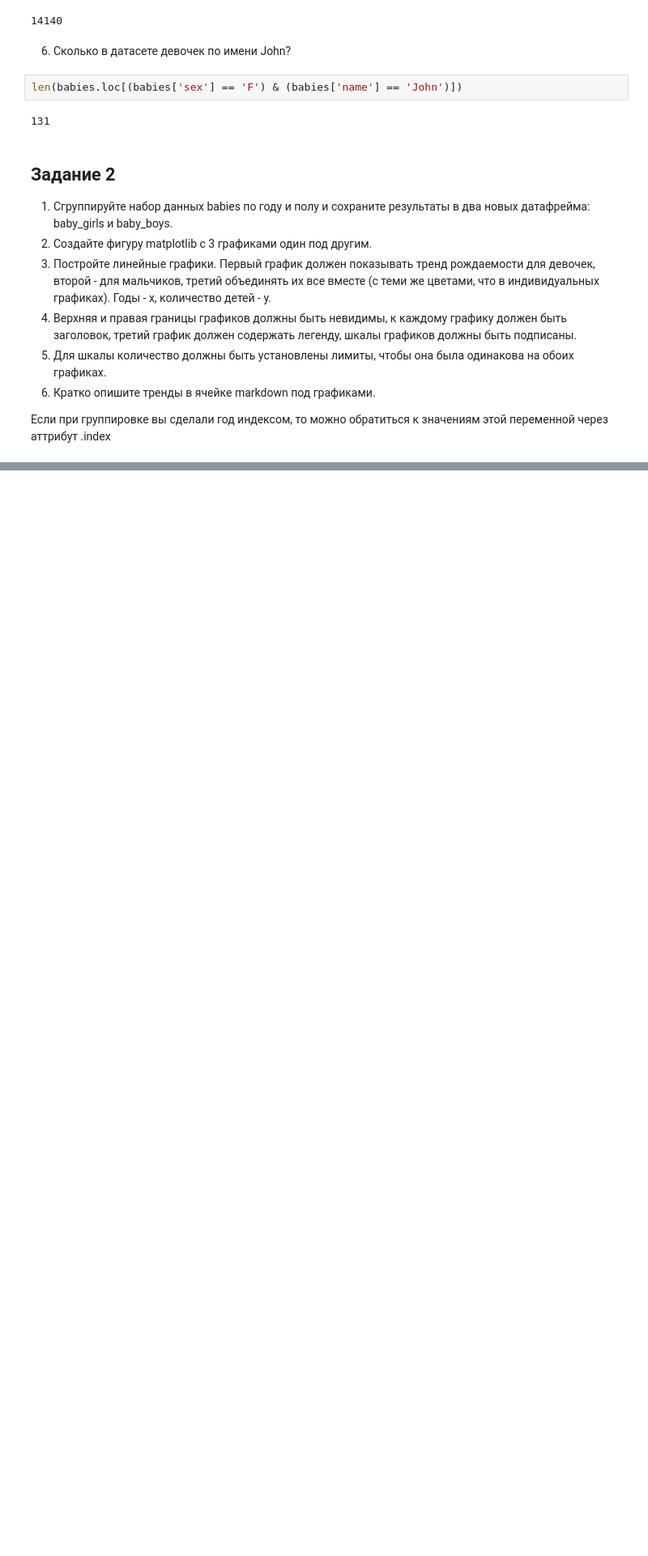
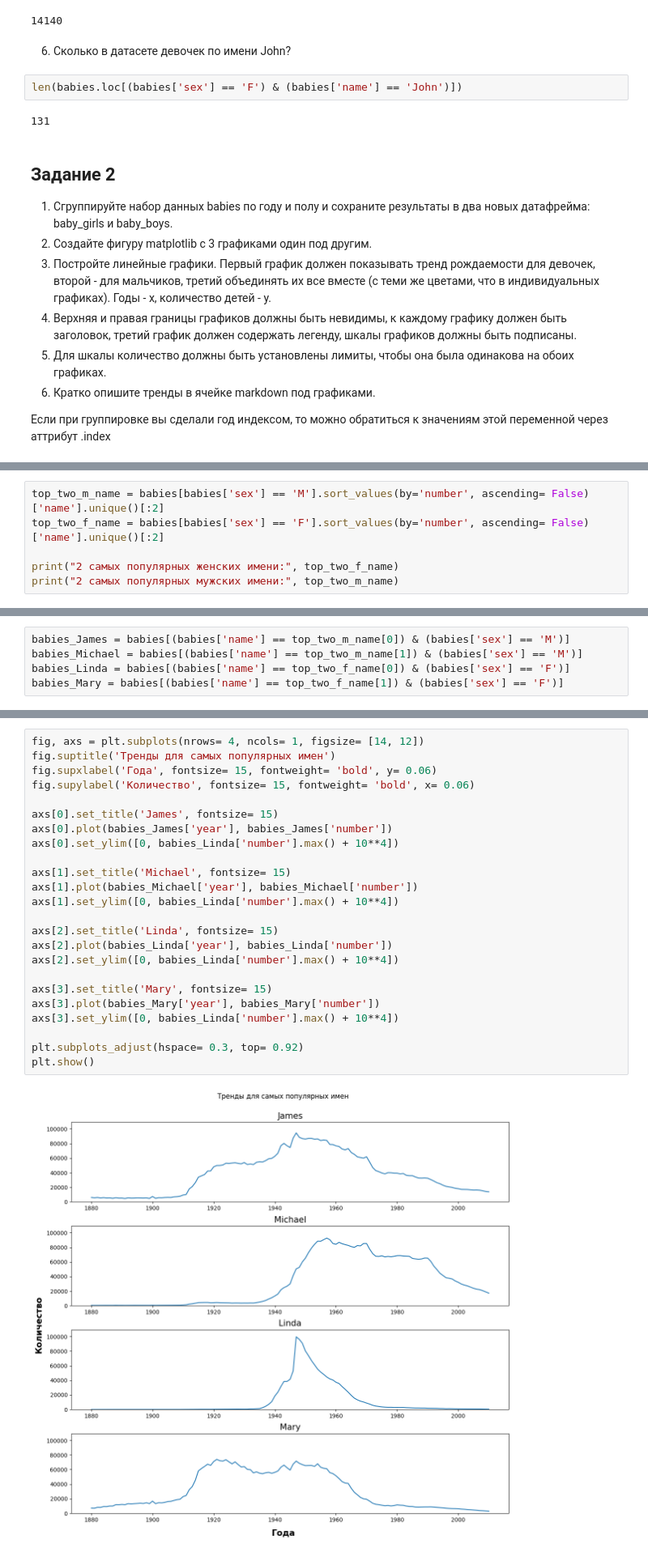
Before and after one commit to IYuminov/Python_2023_Master, a Jupyter notebook: homework/hw_04.ipynb, the cells around one changed output, grey strips where cells are left out. Shown at 81% size. Drawn from its saved outputs; the diff is of its cells as text; blank space fills up the shorter version.

```diff
--- a/homework/hw_04.ipynb
+++ b/homework/hw_04.ipynb
@@ -388,0 +435,6 @@ len(babies.loc[(babies['sex'] == 'F') & (babies['name'] == 'John')])
+# %%
+top_two_m_name = babies[babies['sex'] == 'M'].sort_values(by='number', ascending= False)['name'].unique()[:2]
+top_two_f_name = babies[babies['sex'] == 'F'].sort_values(by='number', ascending= False)['name'].unique()[:2]
+
+print("2 самых популярных женских имени:", top_two_f_name)
+print("2 самых популярных мужских имени:", top_two_m_name)
@@ -389 +446,6 @@ len(babies.loc[(babies['sex'] == 'F') & (babies['name'] == 'John')])
+# %%
+babies_James = babies[(babies['name'] == top_two_m_name[0]) & (babies['sex'] == 'M')]
+babies_Michael = babies[(babies['name'] == top_two_m_name[1]) & (babies['sex'] == 'M')]
+babies_Linda = babies[(babies['name'] == top_two_f_name[0]) & (babies['sex'] == 'F')]
+babies_Mary = babies[(babies['name'] == top_two_f_name[1]) & (babies['sex'] == 'F')]
 # %% [markdown]
@@ -400,0 +456,26 @@ len(babies.loc[(babies['sex'] == 'F') & (babies['name'] == 'John')])
+# %%
+fig, axs = plt.subplots(nrows= 4, ncols= 1, figsize= [14, 12])
+fig.suptitle('Тренды для самых популярных имен')
+fig.supxlabel('Года', fontsize= 15, fontweight= 'bold', y= 0.06)
+fig.supylabel('Количество', fontsize= 15, fontweight= 'bold', x= 0.06)
+
+axs[0].set_title('James', fontsize= 15)
+axs[0].plot(babies_James['year'], babies_James['number'])
+axs[0].set_ylim([0, babies_Linda['number'].max() + 10**4])
+
+axs[1].set_title('Michael', fontsize= 15)
+axs[1].plot(babies_Michael['year'], babies_Michael['number'])
+axs[1].set_ylim([0, babies_Linda['number'].max() + 10**4])
+
+axs[2].set_title('Linda', fontsize= 15)
+axs[2].plot(babies_Linda['year'], babies_Linda['number'])
+axs[2].set_ylim([0, babies_Linda['number'].max() + 10**4])
+
+axs[3].set_title('Mary', fontsize= 15)
+axs[3].plot(babies_Mary['year'], babies_Mary['number'])
+axs[3].set_ylim([0, babies_Linda['number'].max() + 10**4])
+
+plt.subplots_adjust(hspace= 0.3, top= 0.92)
+plt.show()
+# %% [output]
+[figure, added]
```
Also changed, not shown: parts of 15 cells of this notebook.
